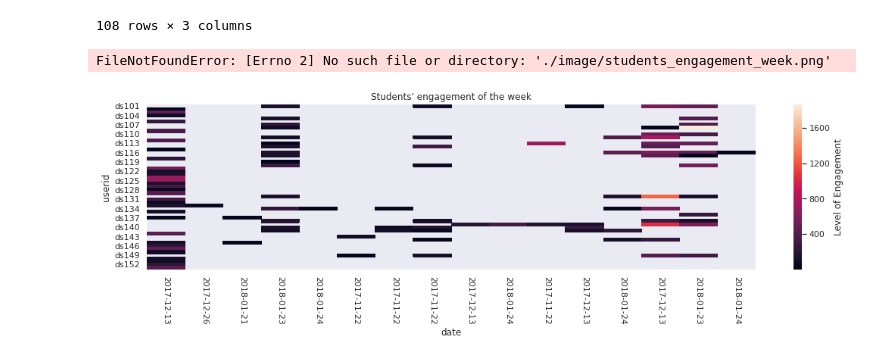
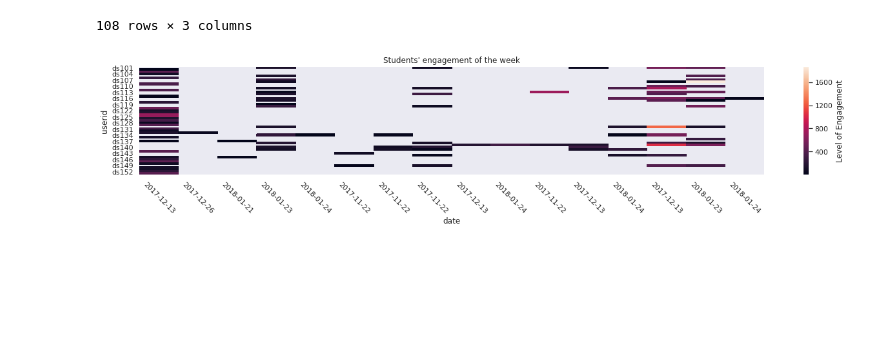
Before and after one commit to owen198/kyoto_ebook, a Jupyter notebook: Data visualization.ipynb, the cells around one changed output. Cells and saved outputs as stored; diff of their text form; code cells hidden in the pictures; blank space fills up the shorter version.

```diff
--- a/Data visualization.ipynb
+++ b/Data visualization.ipynb
@@ -81,15 +87,15 @@ kyoto_engage
 # %%
 matplotlib.rcParams.update({'font.size': 12})
 fig1, ax1 = plt.subplots(figsize=(18, 4))
 ax1.set_title('Students\' engagement of the week')
 pivot = plot_df.pivot(index='userid', columns='date', values='counts')
 
 sns.set()
 ax1 = sns.heatmap(pivot, cbar_kws={'label': 'Level of Engagement'})
 
 plot_df['date'] = pd.to_datetime(plot_df['date'])
-ax1.set_xticklabels(plot_df['date'].dt.strftime('%Y-%m-%d'), rotation=-90)
-fig1.savefigsavefig('./image/students_engagement_week.png')
+ax1.set_xticklabels(plot_df['date'].dt.strftime('%Y-%m-%d'), rotation=-45)
+fig1.tight_layout()
+fig1.savefig('./images/students_engagement_week.png', dpi=300)
 # %% [output]
-FileNotFoundError: [Errno 2] No such file or directory: './image/students_engagement_week.png'
-[figure, old version]
+[figure, new version]
```
Also changed, not shown: parts of 8 cells of this notebook, 7 other files.
